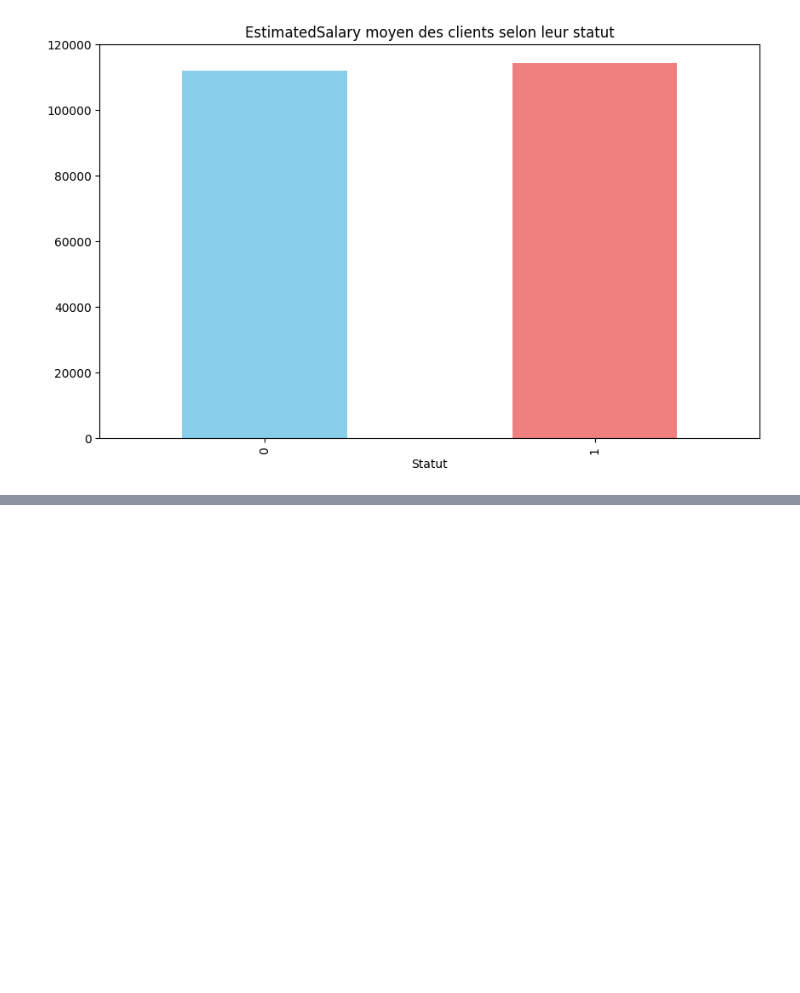
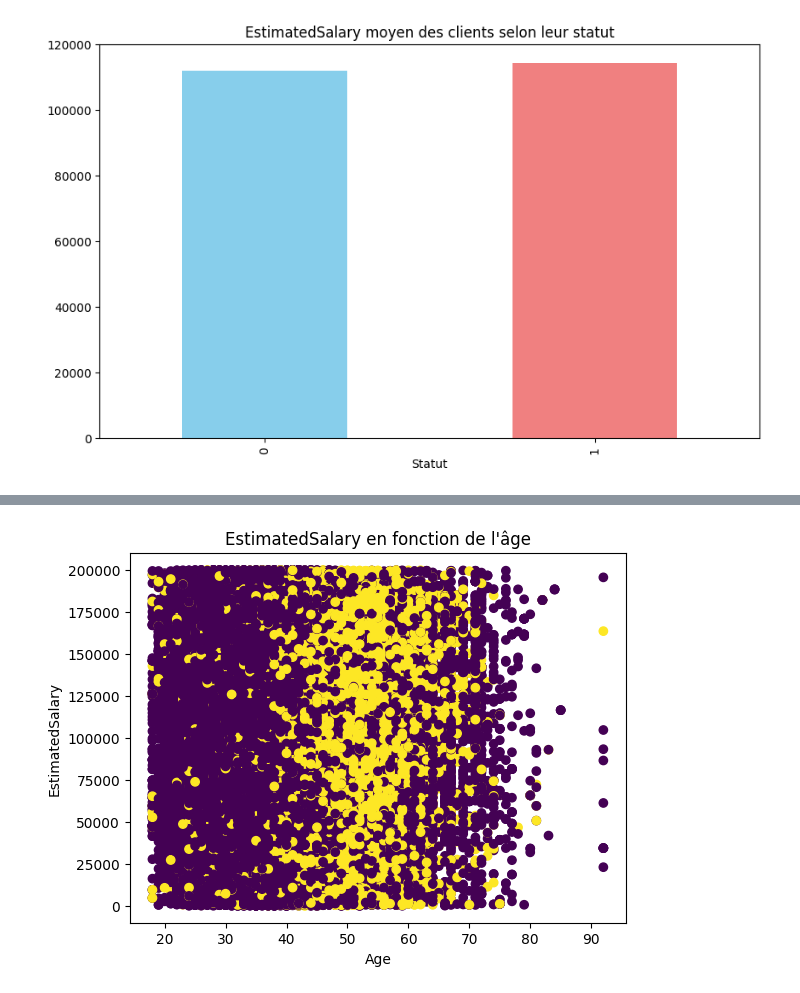
Before and after one commit to lathiam/projet-de-classification, a Jupyter notebook: Analyse.ipynb, the cells around one changed output, grey strips where cells are left out. Cells and saved outputs as stored; diff of their text form; code cells hidden in the pictures; blank space fills up the shorter version.

```diff
--- a/Analyse.ipynb
+++ b/Analyse.ipynb
@@ -465,0 +476,8 @@ Text(0.5, 0, 'Statut')
+# %%
+plt.scatter(df['Age'], df['EstimatedSalary'], c=df['Exited'])
+plt.title("EstimatedSalary en fonction de l'âge")
+plt.xlabel('Age')
+plt.ylabel('EstimatedSalary')
+plt.show()
+# %% [output]
+[figure, added]
```
Also changed, not shown: parts of 3 cells of this notebook.
